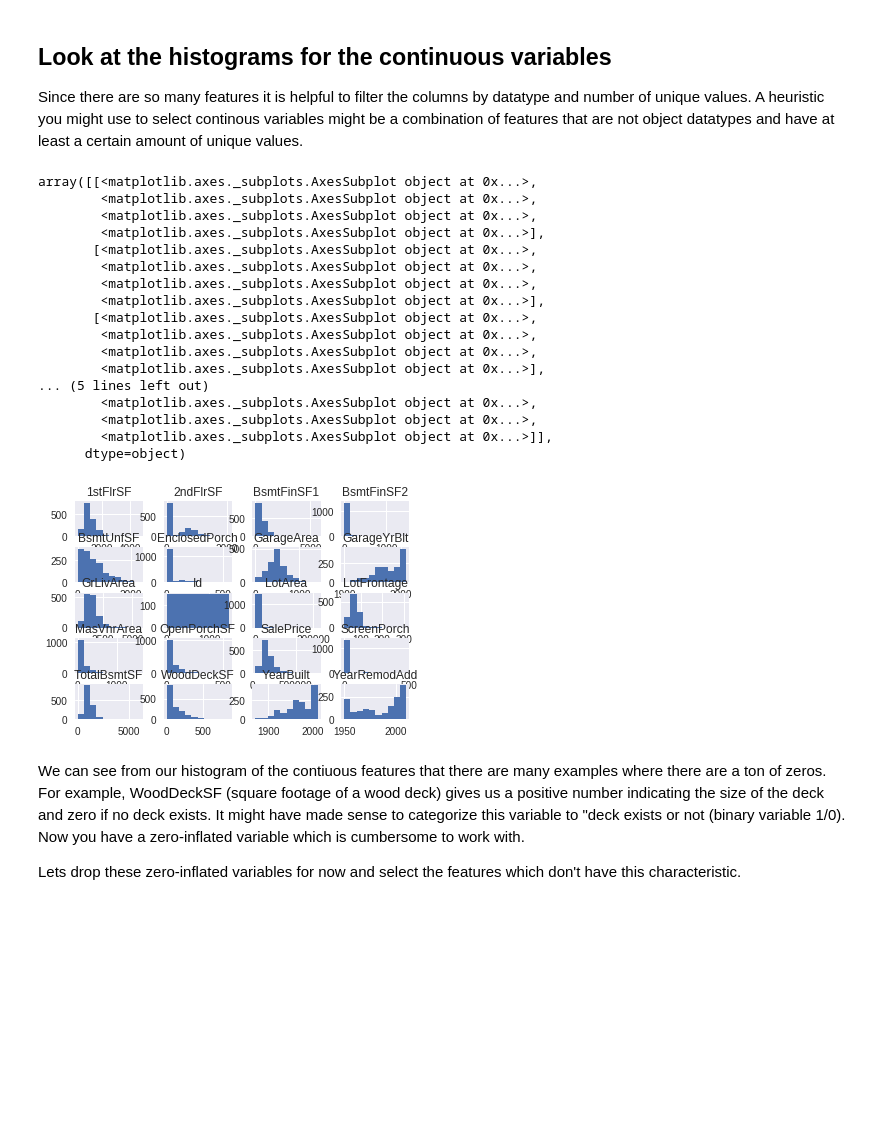
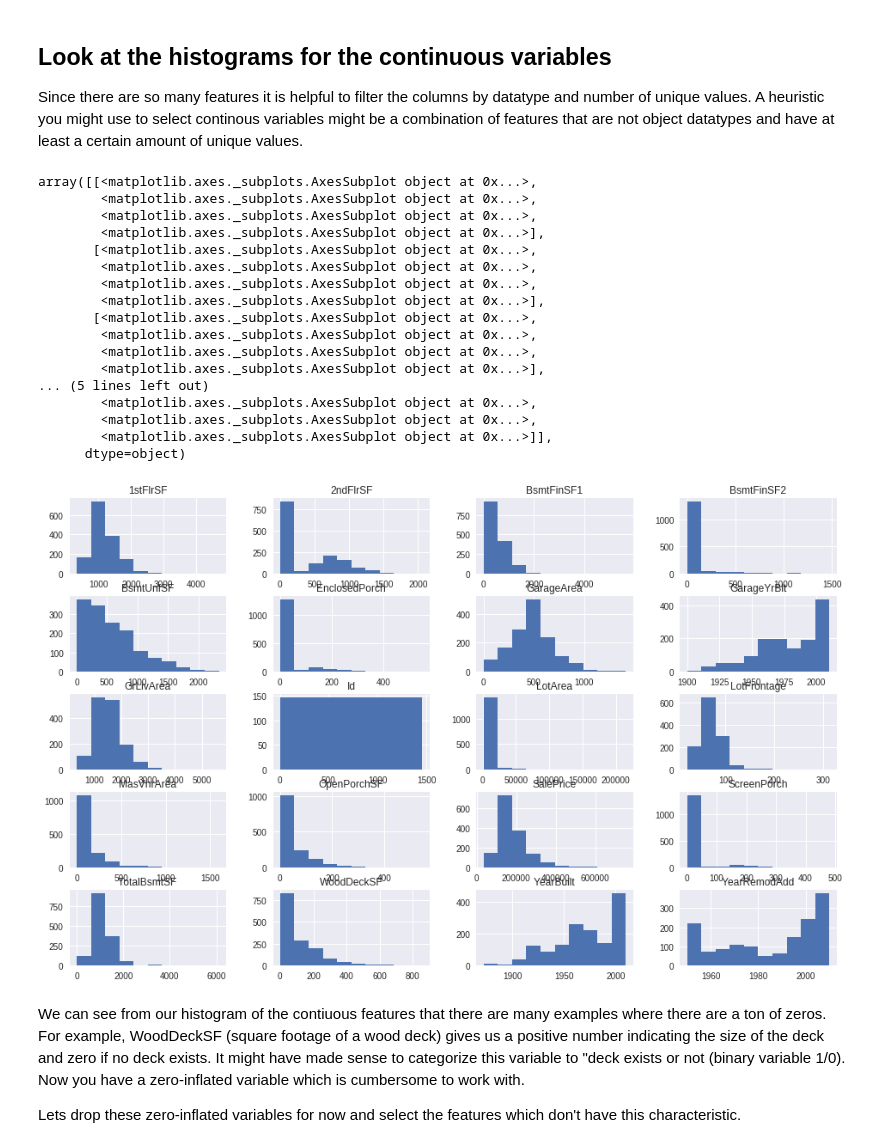
Before and after one commit to gywooo1/dsc-feature-scaling-and-normalization-lab-hbs-ds-060120, a Jupyter notebook: index.ipynb, the cells around one changed output. Cells and saved outputs as stored; diff of their text form; code cells hidden in the pictures; blank space fills up the shorter version.

```diff
--- a/index.ipynb
+++ b/index.ipynb
@@ -29,27 +29,27 @@ Since there are so many features it is helpful to filter the columns by datatype
 # %%
 # Your code here
 ames_continuous = ames.loc[:, ((ames.dtypes != 'object') & (ames.nunique() >50))]
 
-ames_continuous.hist(figsize = )
+ames_continuous.hist(figsize = (16,10))
 # %% [output]
 array([[<matplotlib.axes._subplots.AxesSubplot object at 0x...>,
         <matplotlib.axes._subplots.AxesSubplot object at 0x...>,
         <matplotlib.axes._subplots.AxesSubplot object at 0x...>,
         <matplotlib.axes._subplots.AxesSubplot object at 0x...>],
        [<matplotlib.axes._subplots.AxesSubplot object at 0x...>,
         <matplotlib.axes._subplots.AxesSubplot object at 0x...>,
         <matplotlib.axes._subplots.AxesSubplot object at 0x...>,
         <matplotlib.axes._subplots.AxesSubplot object at 0x...>],
        [<matplotlib.axes._subplots.AxesSubplot object at 0x...>,
         <matplotlib.axes._subplots.AxesSubplot object at 0x...>,
         <matplotlib.axes._subplots.AxesSubplot object at 0x...>,
         <matplotlib.axes._subplots.AxesSubplot object at 0x...>],
 ... (5 lines left out)
         <matplotlib.axes._subplots.AxesSubplot object at 0x...>,
         <matplotlib.axes._subplots.AxesSubplot object at 0x...>,
         <matplotlib.axes._subplots.AxesSubplot object at 0x...>]],
       dtype=object)
-[figure, old version]
+[figure, new version]
 # %% [markdown]
 We can see from our histogram of the contiuous features that there are many examples where there are a ton of zeros. For example, WoodDeckSF (square footage of a wood deck) gives us a positive number indicating the size of the deck and zero if no deck exists. It might have made sense to categorize this variable to "deck exists or not (binary variable 1/0). Now you have a zero-inflated variable which is cumbersome to work with.
 
```
